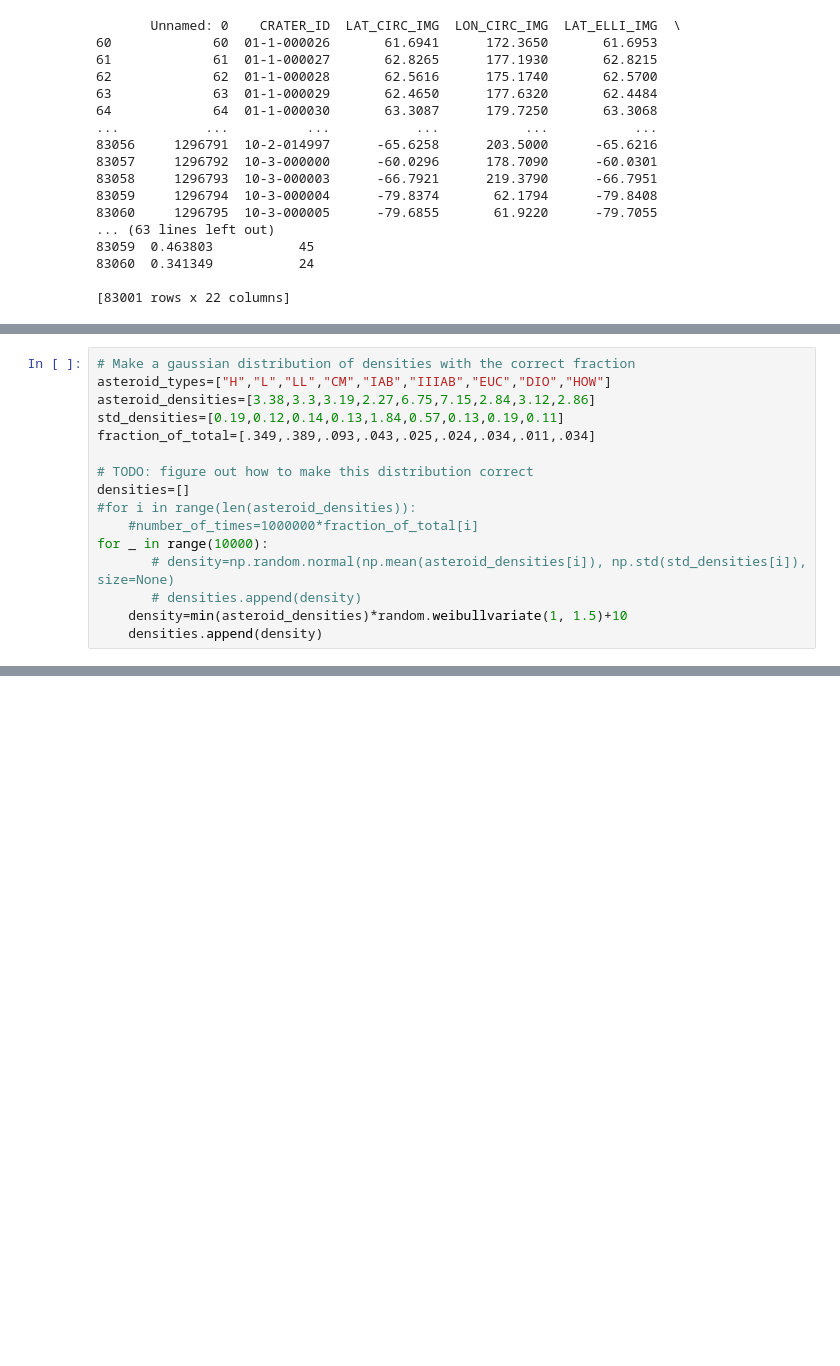
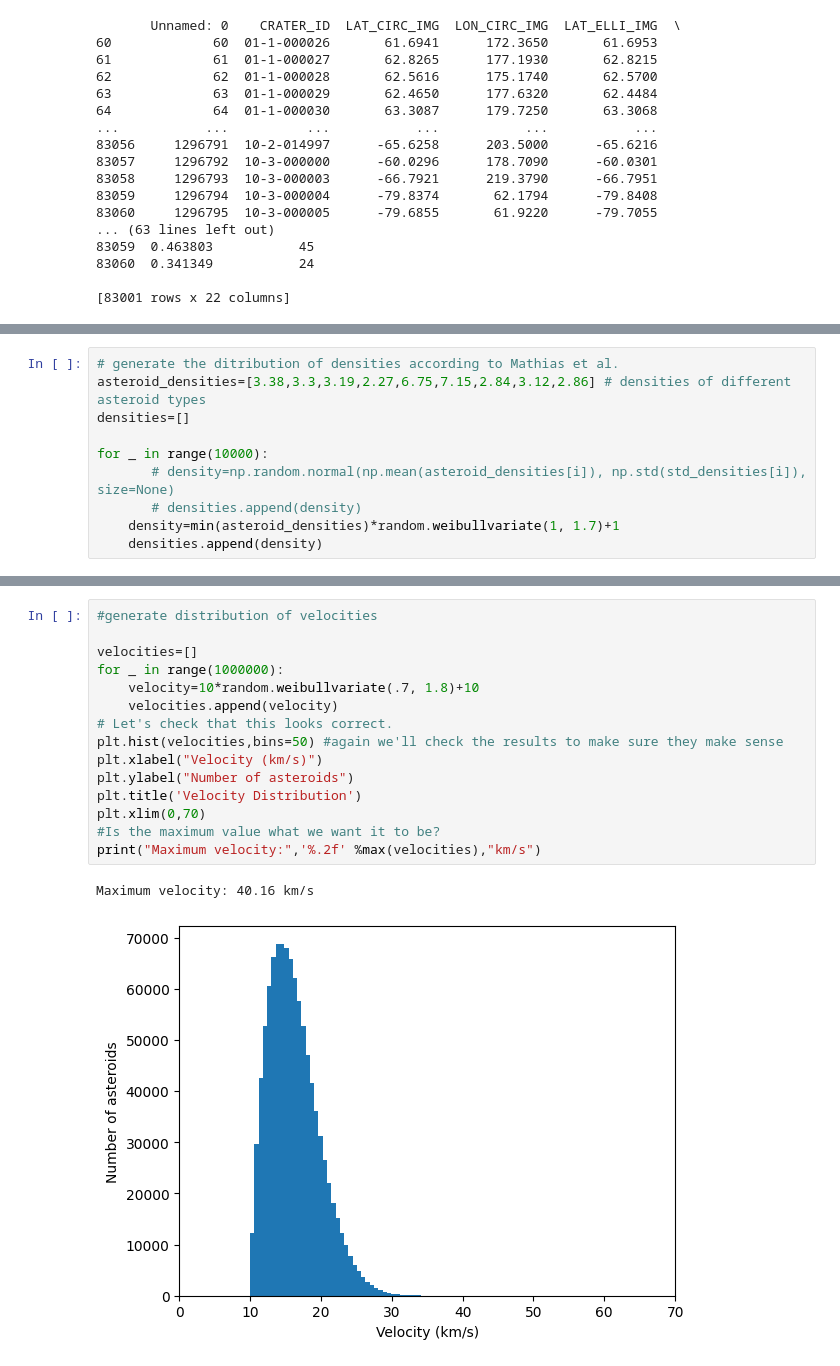
Before and after one commit to jlevitsky/AstroStatsFinal, a Jupyter notebook: FinalNotebook.ipynb, the cells around one changed output, grey strips where cells are left out. Saved outputs shown, nothing was run; the diff lists cells and outputs as text; blank space fills up the shorter version.

```diff
--- a/FinalNotebook.ipynb
+++ b/FinalNotebook.ipynb
@@ -46,18 +46,12 @@ plt.show()
 # %%
-# Make a gaussian distribution of densities with the correct fraction
-asteroid_types=["H","L","LL","CM","IAB","IIIAB","EUC","DIO","HOW"]
-asteroid_densities=[3.38,3.3,3.19,2.27,6.75,7.15,2.84,3.12,2.86]
-std_densities=[0.19,0.12,0.14,0.13,1.84,0.57,0.13,0.19,0.11]
-fraction_of_total=[.349,.389,.093,.043,.025,.024,.034,.011,.034]
+# generate the ditribution of densities according to Mathias et al.
+asteroid_densities=[3.38,3.3,3.19,2.27,6.75,7.15,2.84,3.12,2.86] # densities of different asteroid types
+densities=[]
 
-# TODO: figure out how to make this distribution correct
-densities=[]
-#for i in range(len(asteroid_densities)):
-    #number_of_times=1000000*fraction_of_total[i]
 for _ in range(10000):
        # density=np.random.normal(np.mean(asteroid_densities[i]), np.std(std_densities[i]), size=None)
        # densities.append(density)
-    density=min(asteroid_densities)*random.weibullvariate(1, 1.5)+10
+    density=min(asteroid_densities)*random.weibullvariate(1, 1.7)+1
     densities.append(density)
 # %%
 plt.hist(densities, bins=100)
@@ -69,0 +64,18 @@ Text(0.5, 1.0, 'Density distribution')
+# %%
+#generate distribution of velocities
+
+velocities=[]
+for _ in range(1000000):
+	velocity=10*random.weibullvariate(.7, 1.8)+10
+	velocities.append(velocity)
+# Let's check that this looks correct.
+plt.hist(velocities,bins=50) #again we'll check the results to make sure they make sense
+plt.xlabel("Velocity (km/s)")
+plt.ylabel("Number of asteroids")
+plt.title('Velocity Distribution')
+plt.xlim(0,70)
+#Is the maximum value what we want it to be?
+print("Maximum velocity:",'%.2f' %max(velocities),"km/s")
+# %% [output]
+Maximum velocity: 40.16 km/s
+[figure, added]
```
Also changed, not shown: parts of 5 cells of this notebook, 7 other files.
